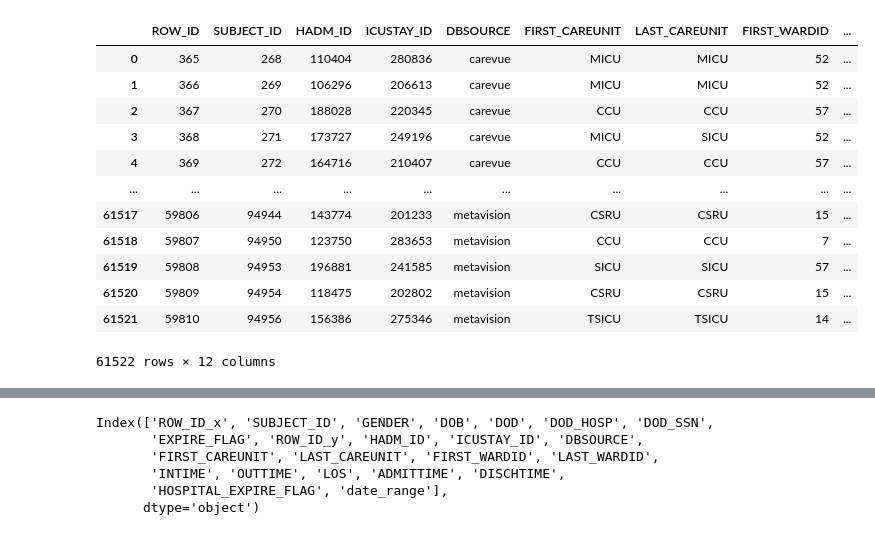
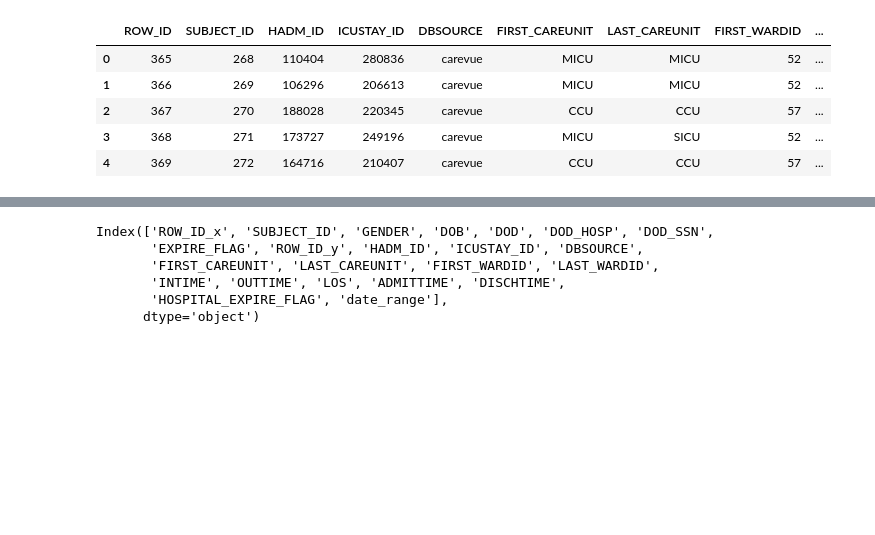
Before and after one commit to Math2130/MIMIC-III-Mortality-Analysis, a Jupyter notebook: VisualizationTime.ipynb, the cells around one changed output, grey strips where cells are left out. Cells and saved outputs as stored; diff of their text form; code cells hidden in the pictures; blank space fills up the shorter version.

```diff
--- a/VisualizationTime.ipynb
+++ b/VisualizationTime.ipynb
@@ -41,18 +28,11 @@ admissions_df
 # %%
 icustays_df = pd.read_csv("cleaned_ICUSTAYS.csv")
-icustays_df
+icustays_df.head()
 # %% [output]
 |  | ROW_ID | SUBJECT_ID | HADM_ID | ICUSTAY_ID | DBSOURCE | FIRST_CAREUNIT | LAST_CAREUNIT | FIRST_WARDID | ... |
 | 0 | 365 | 268 | 110404 | 280836 | carevue | MICU | MICU | 52 | ... |
 | 1 | 366 | 269 | 106296 | 206613 | carevue | MICU | MICU | 52 | ... |
 | 2 | 367 | 270 | 188028 | 220345 | carevue | CCU | CCU | 57 | ... |
 | 3 | 368 | 271 | 173727 | 249196 | carevue | MICU | SICU | 52 | ... |
 | 4 | 369 | 272 | 164716 | 210407 | carevue | CCU | CCU | 57 | ... |
-| ... | ... | ... | ... | ... | ... | ... | ... | ... | ... |
-| 61517 | 59806 | 94944 | 143774 | 201233 | metavision | CSRU | CSRU | 15 | ... |
-| 61518 | 59807 | 94950 | 123750 | 283653 | metavision | CCU | CCU | 7 | ... |
-| 61519 | 59808 | 94953 | 196881 | 241585 | metavision | SICU | SICU | 57 | ... |
-| 61520 | 59809 | 94954 | 118475 | 202802 | metavision | CSRU | CSRU | 15 | ... |
-| 61521 | 59810 | 94956 | 156386 | 275346 | metavision | TSICU | TSICU | 14 | ... |
-61522 rows × 12 columns
 # %%
```
Also changed, not shown: parts of 13 cells of this notebook.
